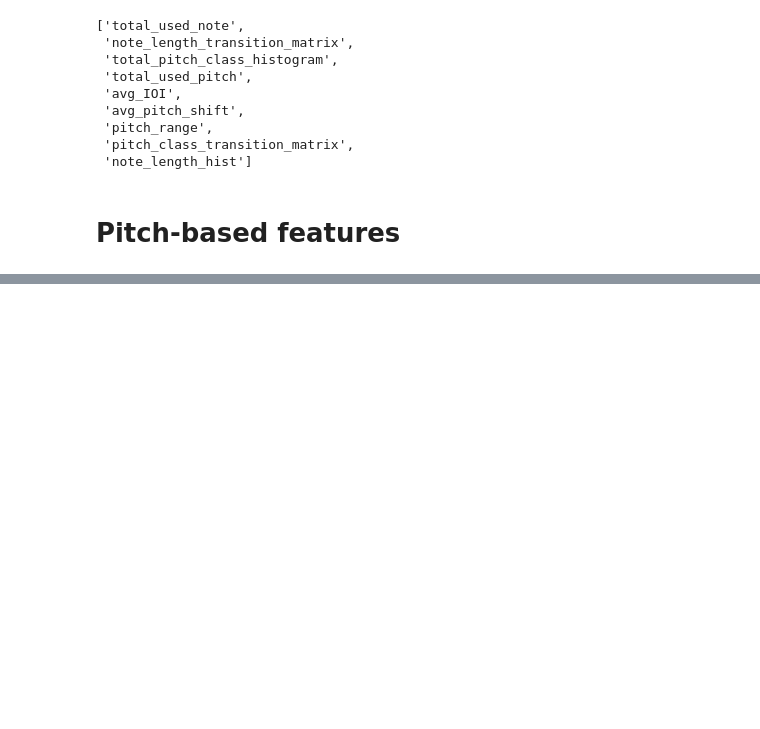
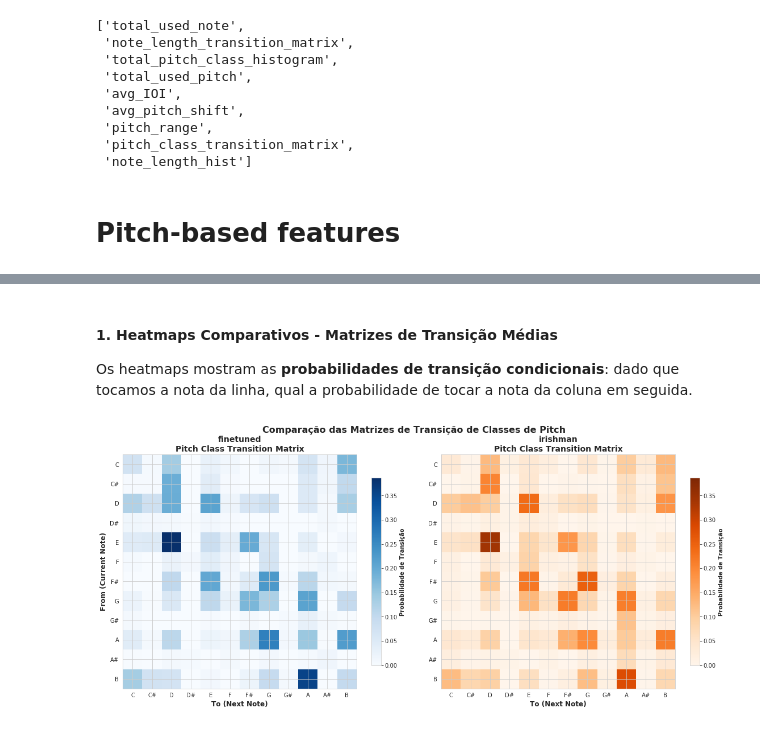
Before and after one commit to andreducfer/mgeval, a Jupyter notebook: results_finetuned_vs_irishman.ipynb, the cells around one changed output, grey strips where cells are left out. Cells and saved outputs as stored; diff of their text form; code cells hidden in the pictures; blank space fills up the shorter version.

```diff
--- a/results_finetuned_vs_irishman.ipynb
+++ b/results_finetuned_vs_irishman.ipynb
@@ -425,0 +739,50 @@ array([0.        , 0.05208333, 0.35416667, 0.        , 0.0625    ,
+# %% [markdown]
+#### 1. Heatmaps Comparativos - Matrizes de Transição Médias
+
+Os heatmaps mostram as **probabilidades de transição condicionais**: dado que tocamos a nota da linha, qual a probabilidade de tocar a nota da coluna em seguida.
+# %%
+# 1. Heatmaps comparativos das matrizes de transição
+fig = plt.figure(figsize=(16, 7))  # Aumentei a altura da figura
+gs = GridSpec(1, 2, width_ratios=[1, 1], figure=fig)
+
+# Definir escala comum para comparação
+vmax = max(np.max(mean_transition_1), np.max(mean_transition_2))
+vmin = 0
+
+# Subplot 1: Model 1
+ax1 = fig.add_subplot(gs[0])
+im1 = ax1.imshow(mean_transition_1, cmap='Blues', aspect='equal',
+                 vmin=vmin, vmax=vmax, interpolation='nearest')
+ax1.set_title('{}\nPitch Class Transition Matrix'.format(MODEL_1), fontsize=14, weight='bold')
+ax1.set_xlabel('To (Next Note)', fontsize=12, weight='bold')
+ax1.set_ylabel('From (Current Note)', fontsize=12, weight='bold')
+ax1.set_xticks(range(12))
+ax1.set_yticks(range(12))
+ax1.set_xticklabels(note_labels, fontsize=10)
+ax1.set_yticklabels(note_labels, fontsize=10)
+
+# Subplot 2: Model 2
+ax2 = fig.add_subplot(gs[1])
+im2 = ax2.imshow(mean_transition_2, cmap='Oranges', aspect='equal',
+                 vmin=vmin, vmax=vmax, interpolation='nearest')
+ax2.set_title('{}\nPitch Class Transition Matrix'.format(MODEL_2), fontsize=14, weight='bold')
+ax2.set_xlabel('To (Next Note)', fontsize=12, weight='bold')
+ax2.set_ylabel('')
+ax2.set_xticks(range(12))
+ax2.set_yticks(range(12))
+ax2.set_xticklabels(note_labels, fontsize=10)
+ax2.set_yticklabels(note_labels, fontsize=10)
+
+# Colorbars
+cbar1 = plt.colorbar(im1, ax=ax1, shrink=0.8)
+cbar1.set_label('Probabilidade de Transição', fontsize=10, weight='bold')
+cbar2 = plt.colorbar(im2, ax=ax2, shrink=0.8)
+cbar2.set_label('Probabilidade de Transição', fontsize=10, weight='bold')
+
+plt.suptitle('Comparação das Matrizes de Transição de Classes de Pitch',
+             fontsize=16, weight='bold', y=0.95)
+plt.tight_layout()
+plt.subplots_adjust(top=0.85)
+plt.show()
+# %% [output]
+[figure, added]
```
Also changed, not shown: parts of 20 cells of this notebook.
